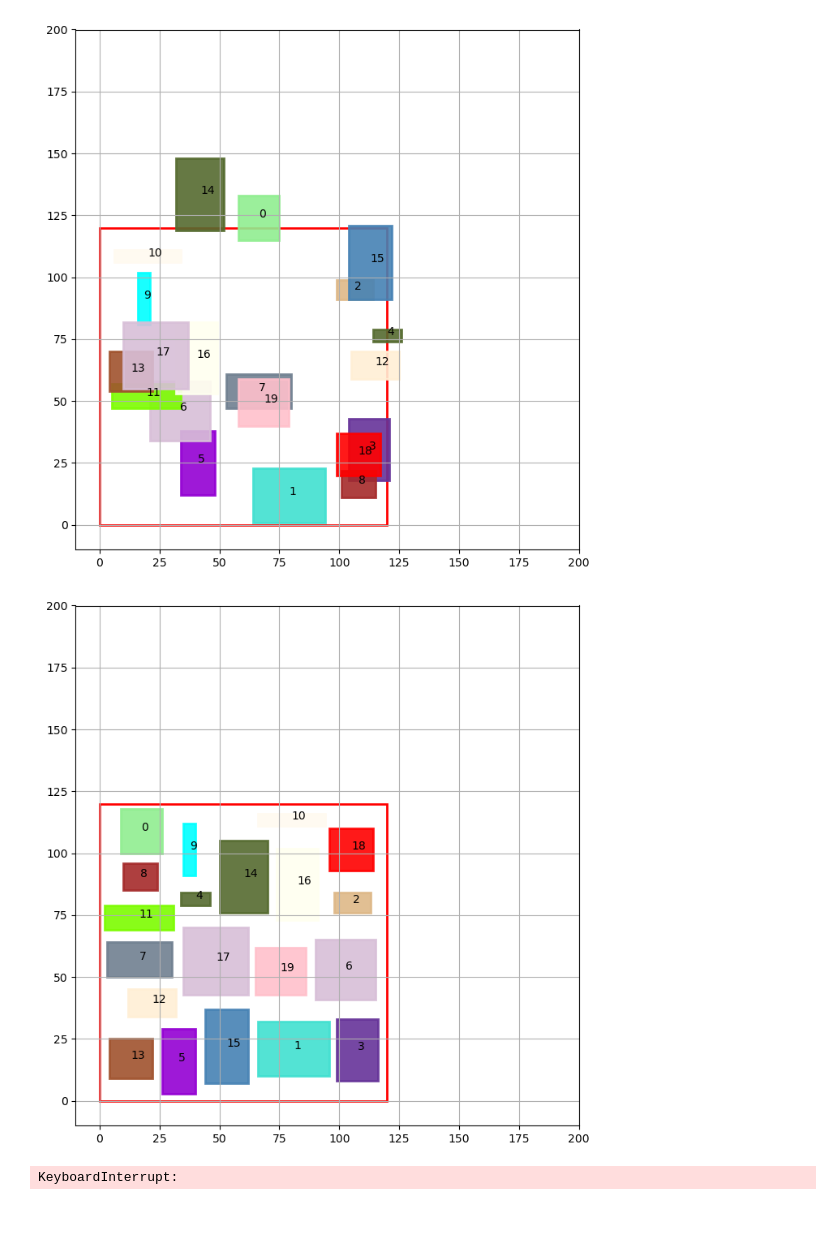
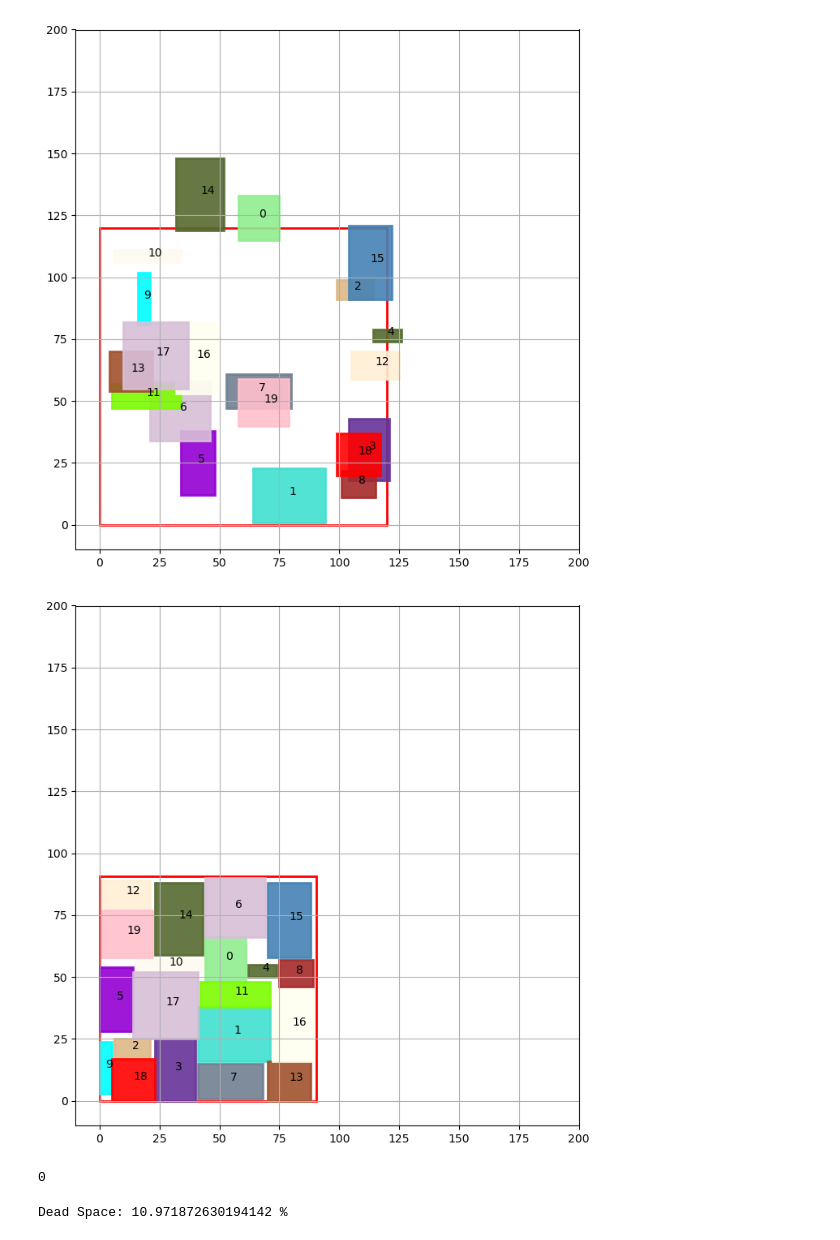
Before and after one commit to TiMo3654/abf, a Jupyter notebook: tests.ipynb, the cells around one changed output. Cells and saved outputs as stored; diff of their text form; code cells hidden in the pictures.

```diff
--- a/tests.ipynb
+++ b/tests.ipynb
@@ -7,7 +7,7 @@ import time
 from IPython import display
 import pylab as pl
 # %%
-conciliation_quota  = 1
+conciliation_quota  = 0.5
 
 critical_amount     = 100
 # %%
@@ -24,32 +24,43 @@ a = plot_participants(layout_zone, participants, 200, 200)
 # %%
 participants            = determine_initial_conditions(participants, layout_zone, conciliation_quota, critical_amount)
 # %%
-for i in range(1): # maximum rounds of interaction
+id_list = [p['idx'] for p in (participants.values())]
+
+for i in range(1000): # maximum rounds of interaction
 
     participants    = one_round_of_interaction(participants, layout_zone, 'interference', conciliation_quota, critical_amount)
 
     plot_participants(layout_zone, participants, 200, 200)
 
     last_moves = {key : value['last-move'] for key,value in participants.items()}
 
     moves = list(last_moves.values())
 
     #print(participants['0']['interference'])
     #print(participants['0']['relaxed-connections'])
     #print(last_moves)
 
     if moves.count('linger') == len(participants):
 
         layout_zone         = scale_layout_zone(layout_zone, 0.99)
 
+        for idx in id_list:
+
+            participants[idx]['aversions'] = {}
+            participants[idx]['clashes'] = {}
+
+
         if layout_zone['width'] < 90:
             break
 # %% [output]
-[figure, old version]
+[figure, new version]
-KeyboardInterrupt:
 # %%
 print(len(participants['0']['overlap-with-idx']))
+# %% [output]
+0
 # %%
 ds = calculate_dead_space(participants, layout_zone)
 
 print("Dead Space: " + str(ds) + " %")
+# %% [output]
+Dead Space: 10.971872630194142 %
```
Also changed, not shown: 3 other files.
